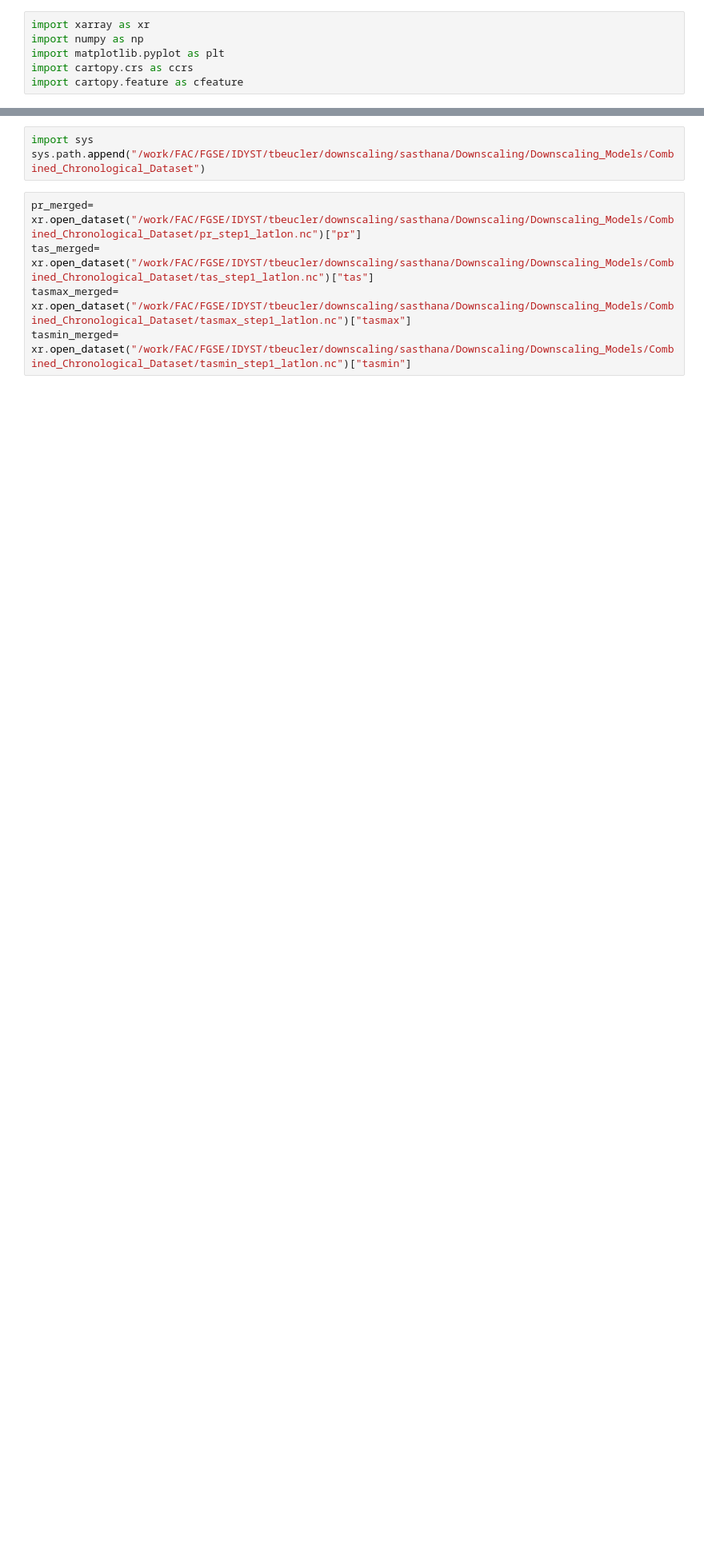
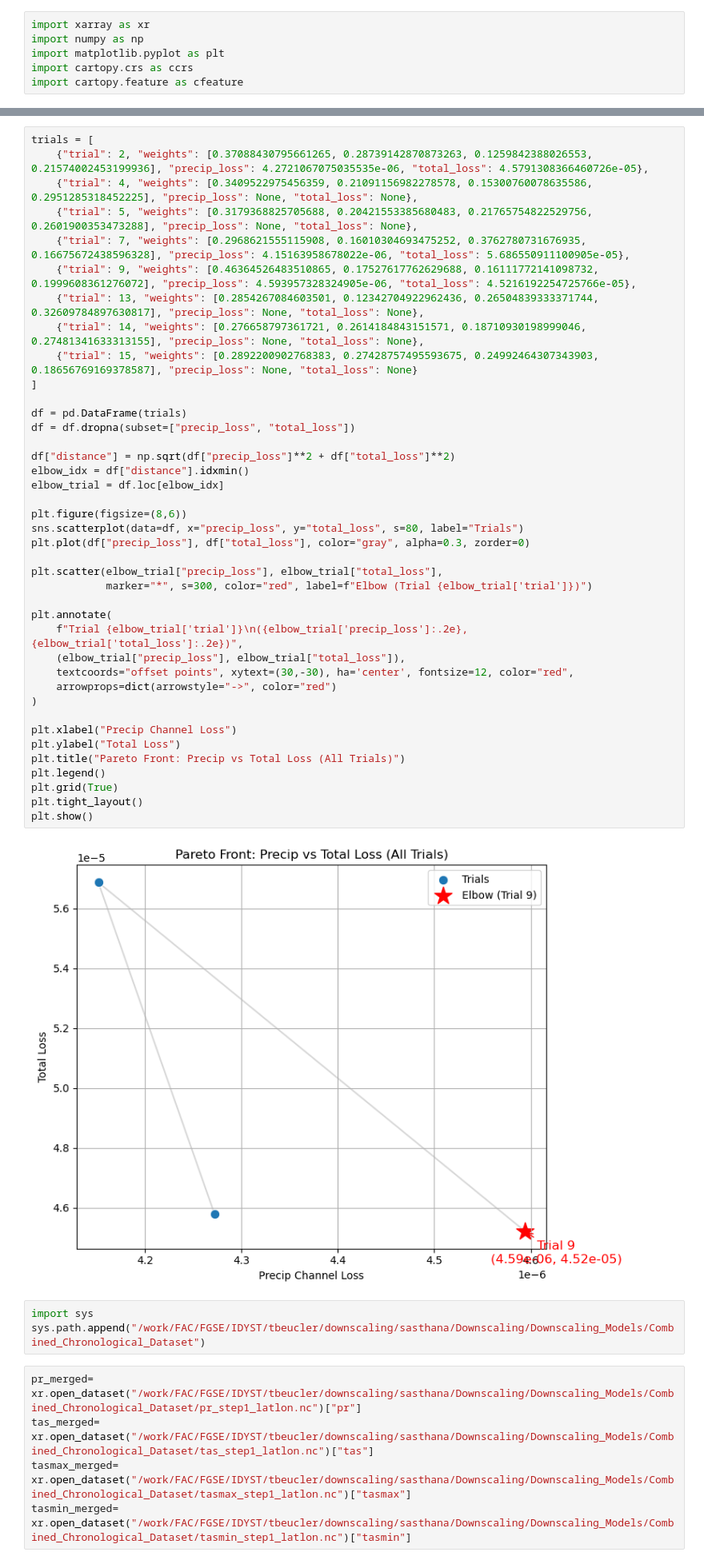
Before and after one commit to AsthanaShivanshi/Processing_and_Analysis_Scripts, a Jupyter notebook: Scripts/Jupyter_Notebooks/Evaluation_Metrics.ipynb, the cells around one changed output, grey strips where cells are left out. Shown at 80% size. Cells and saved outputs as stored; diff of their text form; blank space fills up the shorter version.

```diff
--- a/Scripts/Jupyter_Notebooks/Evaluation_Metrics.ipynb
+++ b/Scripts/Jupyter_Notebooks/Evaluation_Metrics.ipynb
@@ -7,3 +12,45 @@ import cartopy.feature as cfeature
+# %%
+trials = [
+    {"trial": 2, "weights": [0.37088430795661265, 0.28739142870873263, 0.1259842388026553, 0.21574002453199936], "precip_loss": 4.2721067075035535e-06, "total_loss": 4.5791308366460726e-05},
+    {"trial": 4, "weights": [0.3409522975456359, 0.21091156982278578, 0.15300760078635586, 0.2951285318452225], "precip_loss": None, "total_loss": None},
+    {"trial": 5, "weights": [0.3179368825705688, 0.20421553385680483, 0.21765754822529756, 0.2601900353473288], "precip_loss": None, "total_loss": None},
+    {"trial": 7, "weights": [0.2968621555115908, 0.16010304693475252, 0.3762780731676935, 0.16675672438596328], "precip_loss": 4.15163958678022e-06, "total_loss": 5.686550911100905e-05},
+    {"trial": 9, "weights": [0.46364526483510865, 0.17527617762629688, 0.16111772141098732, 0.1999608361276072], "precip_loss": 4.593957328324905e-06, "total_loss": 4.5216192254725766e-05},
+    {"trial": 13, "weights": [0.2854267084603501, 0.12342704922962436, 0.26504839333371744, 0.32609784897630817], "precip_loss": None, "total_loss": None},
+    {"trial": 14, "weights": [0.276658797361721, 0.2614184843151571, 0.18710930198999046, 0.27481341633313155], "precip_loss": None, "total_loss": None},
+    {"trial": 15, "weights": [0.2892200902768383, 0.27428757495593675, 0.24992464307343903, 0.18656769169378587], "precip_loss": None, "total_loss": None}
+]
+
+df = pd.DataFrame(trials)
+df = df.dropna(subset=["precip_loss", "total_loss"])
+
+df["distance"] = np.sqrt(df["precip_loss"]**2 + df["total_loss"]**2)
+elbow_idx = df["distance"].idxmin()
+elbow_trial = df.loc[elbow_idx]
+
+plt.figure(figsize=(8,6))
+sns.scatterplot(data=df, x="precip_loss", y="total_loss", s=80, label="Trials")
+plt.plot(df["precip_loss"], df["total_loss"], color="gray", alpha=0.3, zorder=0)
+
+plt.scatter(elbow_trial["precip_loss"], elbow_trial["total_loss"],
+            marker="*", s=300, color="red", label=f"Elbow (Trial {elbow_trial['trial']})")
+
+plt.annotate(
+    f"Trial {elbow_trial['trial']}\n({elbow_trial['precip_loss']:.2e}, {elbow_trial['total_loss']:.2e})",
+    (elbow_trial["precip_loss"], elbow_trial["total_loss"]),
+    textcoords="offset points", xytext=(30,-30), ha='center', fontsize=12, color="red",
+    arrowprops=dict(arrowstyle="->", color="red")
+)
+
+plt.xlabel("Precip Channel Loss")
+plt.ylabel("Total Loss")
+plt.title("Pareto Front: Precip vs Total Loss (All Trials)")
+plt.legend()
+plt.grid(True)
+plt.tight_layout()
+plt.show()
+# %% [output]
+[figure, added]
 # %%
 import sys
 sys.path.append("/work/FAC/FGSE/IDYST/tbeucler/downscaling/sasthana/Downscaling/Downscaling_Models/Combined_Chronological_Dataset")
```
Also changed, not shown: parts of 1 cell of this notebook, 1 other file.
